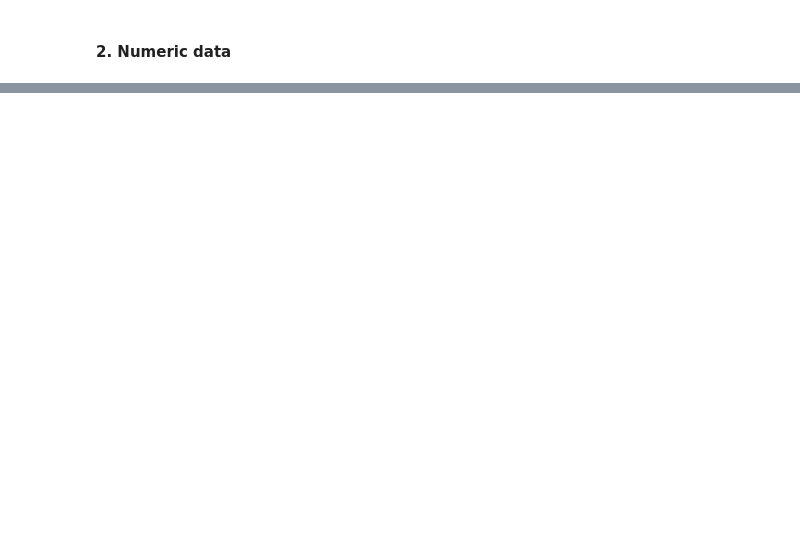
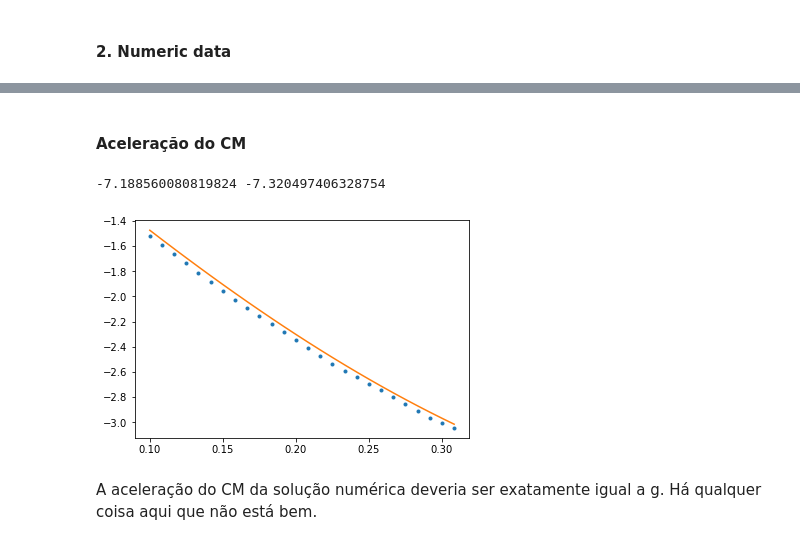
Before and after one commit to ljmamoreira/fslinky, a Jupyter notebook: code/vidnumfit.ipynb, the cells around one changed output, grey strips where cells are left out. Drawn from its saved outputs; the diff is of its cells as text; code cells hidden in the pictures; blank space fills up the shorter version.

```diff
--- a/code/vidnumfit.ipynb
+++ b/code/vidnumfit.ipynb
@@ -108,0 +64,29 @@ plt.plot(tn,xn[0], tn, xn[0]);
+# %% [markdown]
+#### Aceleração do CM ####
+# %%
+# Cálculo da aceleração do CM
+# 1. Polinómio das velocidades de cada corpo
+pvil = [ np.polyder(px, 1) for px in poly_xl]
+pvin = [ np.polyder(px, 1) for px in poly_xn]
+
+# 2. Polinómio da velocidade do CM
+pvcml = pvil[0]
+pvcmn = pvin[0]
+for i in range(2, N):
+    pvcml = np.polyadd(pvcml, pvil[i])
+    pvcmn = np.polyadd(pvcmn, pvin[i])
+pvcml = pvcml / N
+pvcmn = pvcmn / N
+vcml = np.polyval(pvcml, tl)
+vcmn = np.polyval(pvcmn, tl+dt)
+k = 12
+plt.plot(tl[k:-k], vcml[k:-k],'.', tl[k:-k], vcmn[k:-k]);
+Delta_t = tl[-k] - tl[k]
+al = (vcml[-k] - vcml[k]) / Delta_t
+an = (vcmn[-k] - vcmn[k]) / Delta_t
+print(al,an)
+# %% [output]
+-7.188560080819824 -7.320497406328754
+[figure, added]
+# %% [markdown]
+A aceleração do CM da solução numérica deveria ser exatamente igual a g. Há qualquer coisa aqui que não está bem.
```
Also changed, not shown: parts of 13 cells of this notebook, 2 other files.
